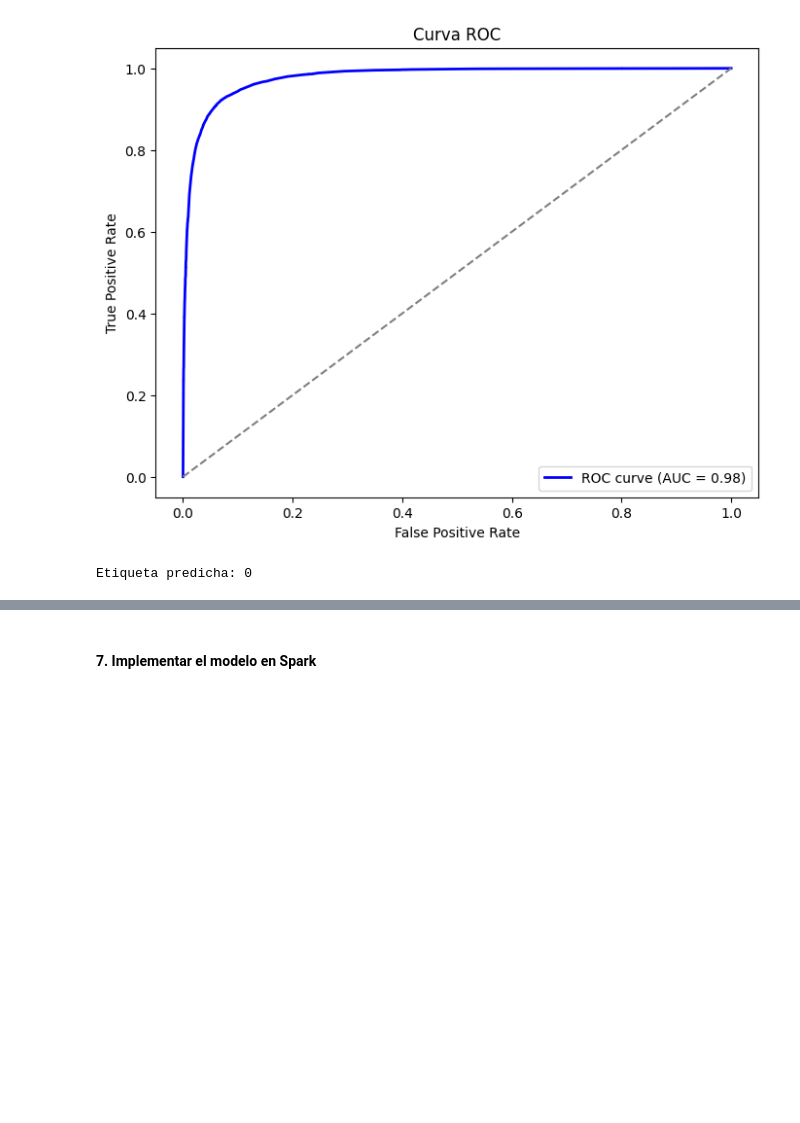
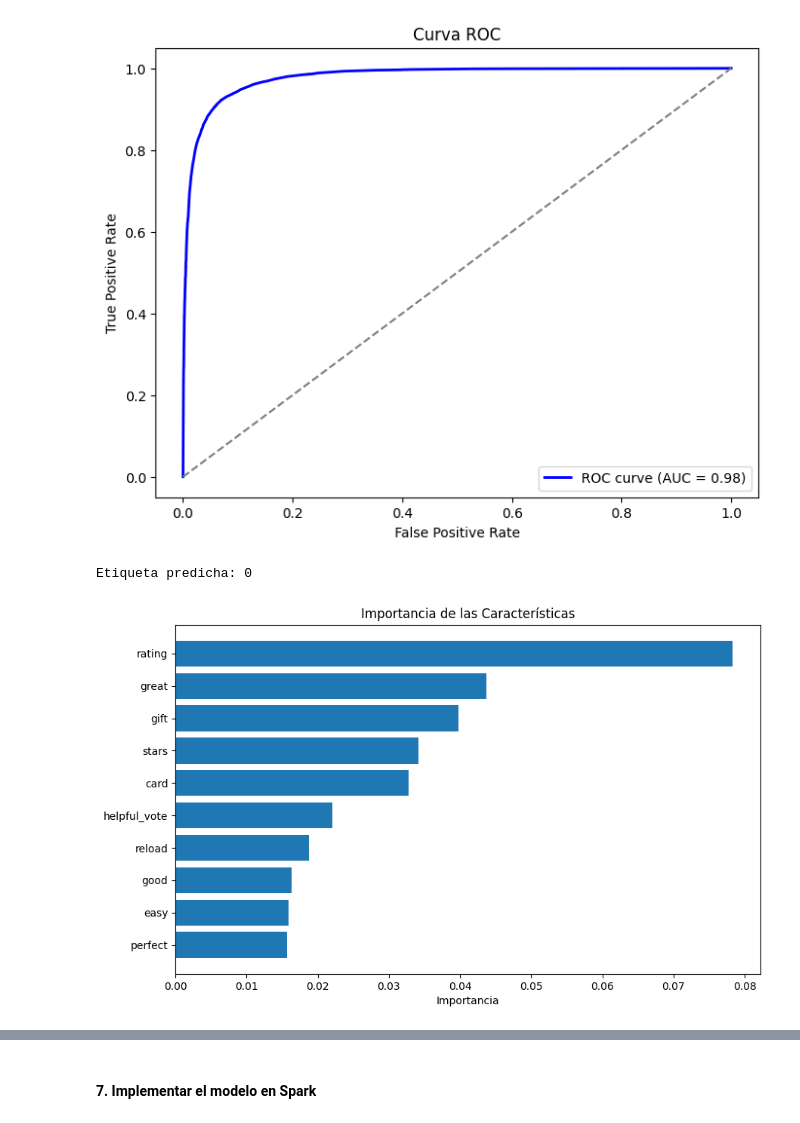
Before and after one commit to JoseChachi/amazon-recommender-system, a Jupyter notebook: notebook.ipynb, the cells around one changed output, grey strips where cells are left out. Cells and saved outputs as stored; diff of their text form; code cells hidden in the pictures; blank space fills up the shorter version.

```diff
--- a/notebook.ipynb
+++ b/notebook.ipynb
@@ -649,3 +693,24 @@ predicted_label = best_model.predict(test_input)
 print(f"Etiqueta predicha: {predicted_label[0]}")
 # %% [output]
 Etiqueta predicha: 0
+# %%
+import matplotlib.pyplot as plt
+import seaborn as sns
+
+importances = best_model.feature_importances_
+features = vectorizer.get_feature_names_out().tolist() + ['rating', 'helpful_vote', 'verified_purchase']
+
+# Ordenar características por importancia
+sorted_indices = np.argsort(importances)[::-1]
+top_n = 10  # Número de características más importantes
+
+# Crear un gráfico de barras
+plt.figure(figsize=(10, 6))
+plt.barh(range(top_n), np.array(importances)[sorted_indices[:top_n]])
+plt.yticks(range(top_n), np.array(features)[sorted_indices[:top_n]])
+plt.gca().invert_yaxis()
+plt.title("Importancia de las Características")
+plt.xlabel("Importancia")
+plt.show()
+# %% [output]
+[figure, added]
```
Also changed, not shown: parts of 5 cells of this notebook.
